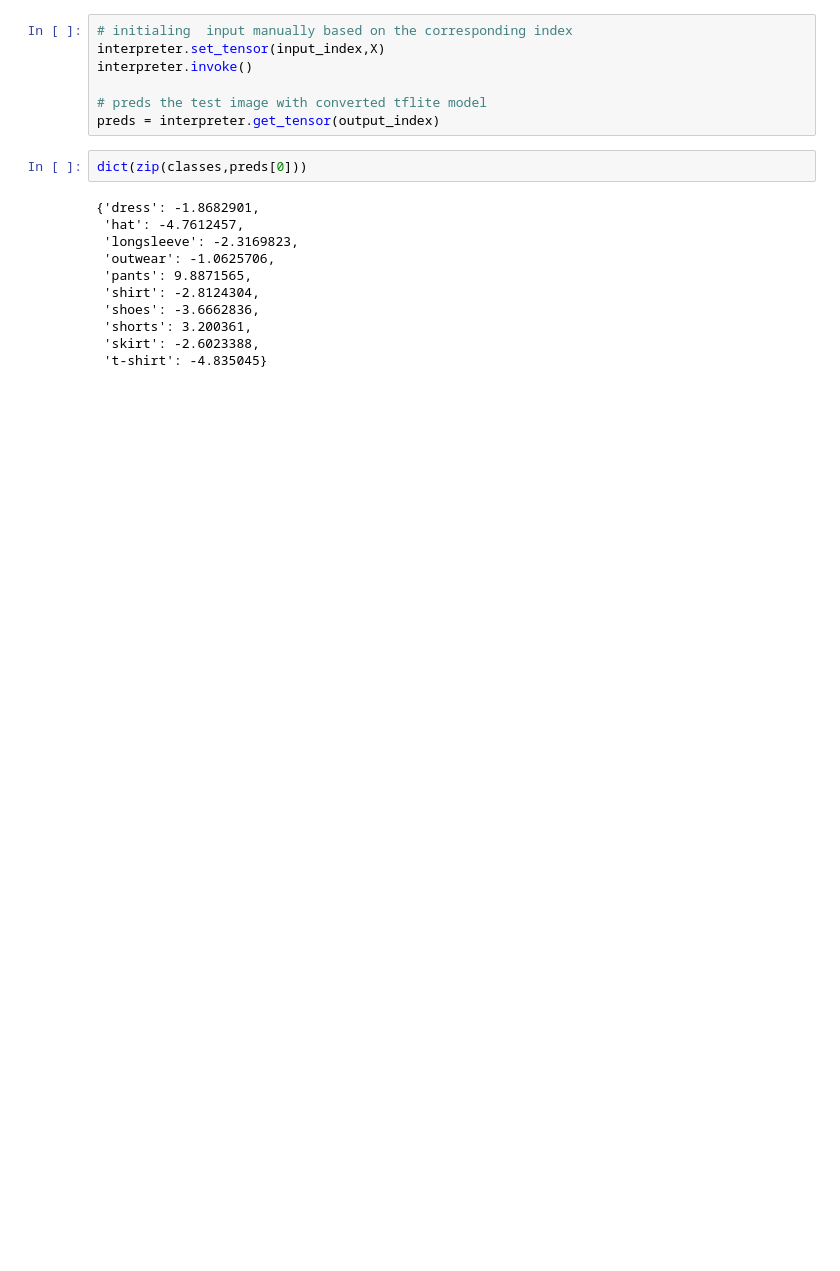
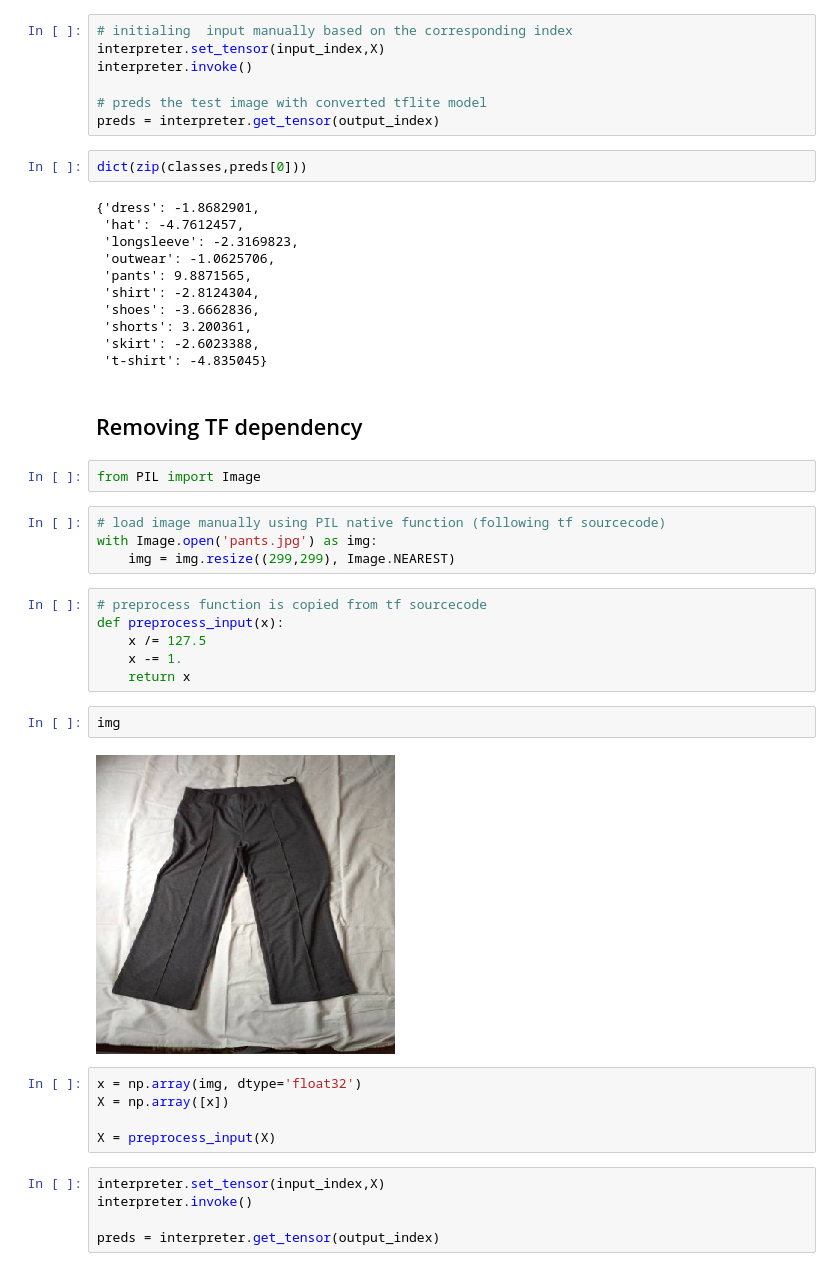
Before and after one commit to ryanpram/ml_zoomcamp, a Jupyter notebook: week9/tflite.ipynb, the cells around one changed output. Cells and saved outputs as stored; diff of their text form; blank space fills up the shorter version.

```diff
--- a/week9/tflite.ipynb
+++ b/week9/tflite.ipynb
@@ -162,3 +163,31 @@ dict(zip(classes,preds[0]))
  'shorts': 3.200361,
  'skirt': -2.6023388,
  't-shirt': -4.835045}
+# %% [markdown]
+## Removing TF dependency
+# %%
+from PIL import Image
+# %%
+# load image manually using PIL native function (following tf sourcecode)
+with Image.open('pants.jpg') as img:
+    img = img.resize((299,299), Image.NEAREST)
+# %%
+# preprocess function is copied from tf sourcecode
+def preprocess_input(x):
+    x /= 127.5
+    x -= 1.
+    return x
+# %%
+img
+# %% [output]
+[figure, added]
+# %%
+x = np.array(img, dtype='float32')
+X = np.array([x])
+
+X = preprocess_input(X)
+# %%
+interpreter.set_tensor(input_index,X)
+interpreter.invoke()
+
+preds = interpreter.get_tensor(output_index)
```
Also changed, not shown: parts of 18 cells of this notebook, 1 other file.
